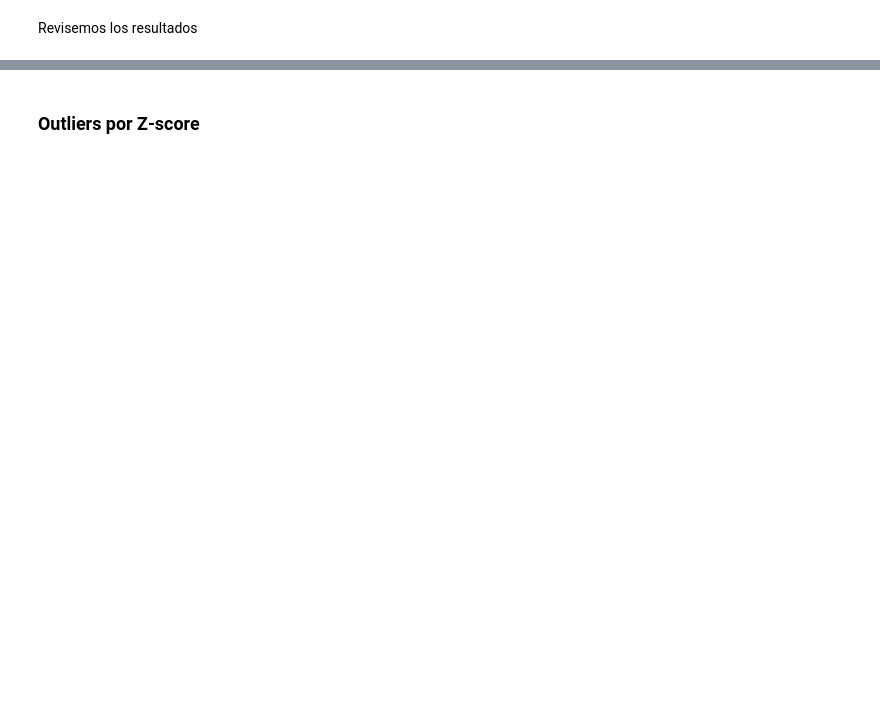
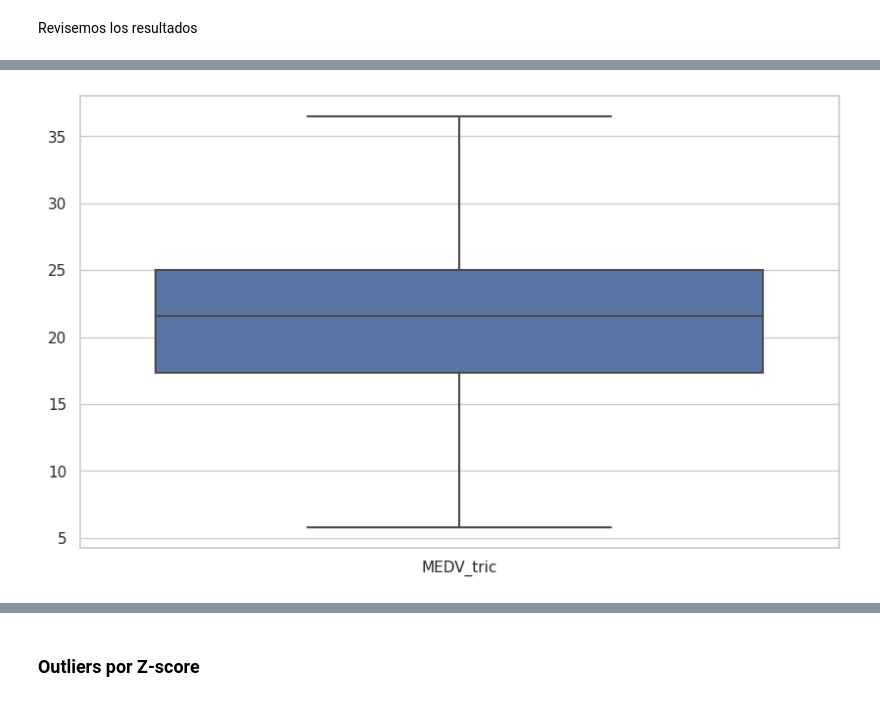
Before and after one commit to GPBlaster/CODE_GP_PROJECT_MLDL, a Jupyter notebook: Supervised_models/Linear_regression/Lab_Boston_Housing_v2.ipynb, the cells around one changed output, grey strips where cells are left out. Cells and saved outputs as stored; diff of their text form; code cells hidden in the pictures; blank space fills up the shorter version.

```diff
--- a/Supervised_models/Linear_regression/Lab_Boston_Housing_v2.ipynb
+++ b/Supervised_models/Linear_regression/Lab_Boston_Housing_v2.ipynb
@@ -357,0 +412,4 @@ sns.displot(X_train, x = "CRIM_tric", kind="kde", fill=True)
+# %%
+ax = sns.boxplot(data=train[['MEDV_tric']], orient="v")
+# %% [output]
+[figure, added]
```
Also changed, not shown: parts of 38 cells of this notebook.
